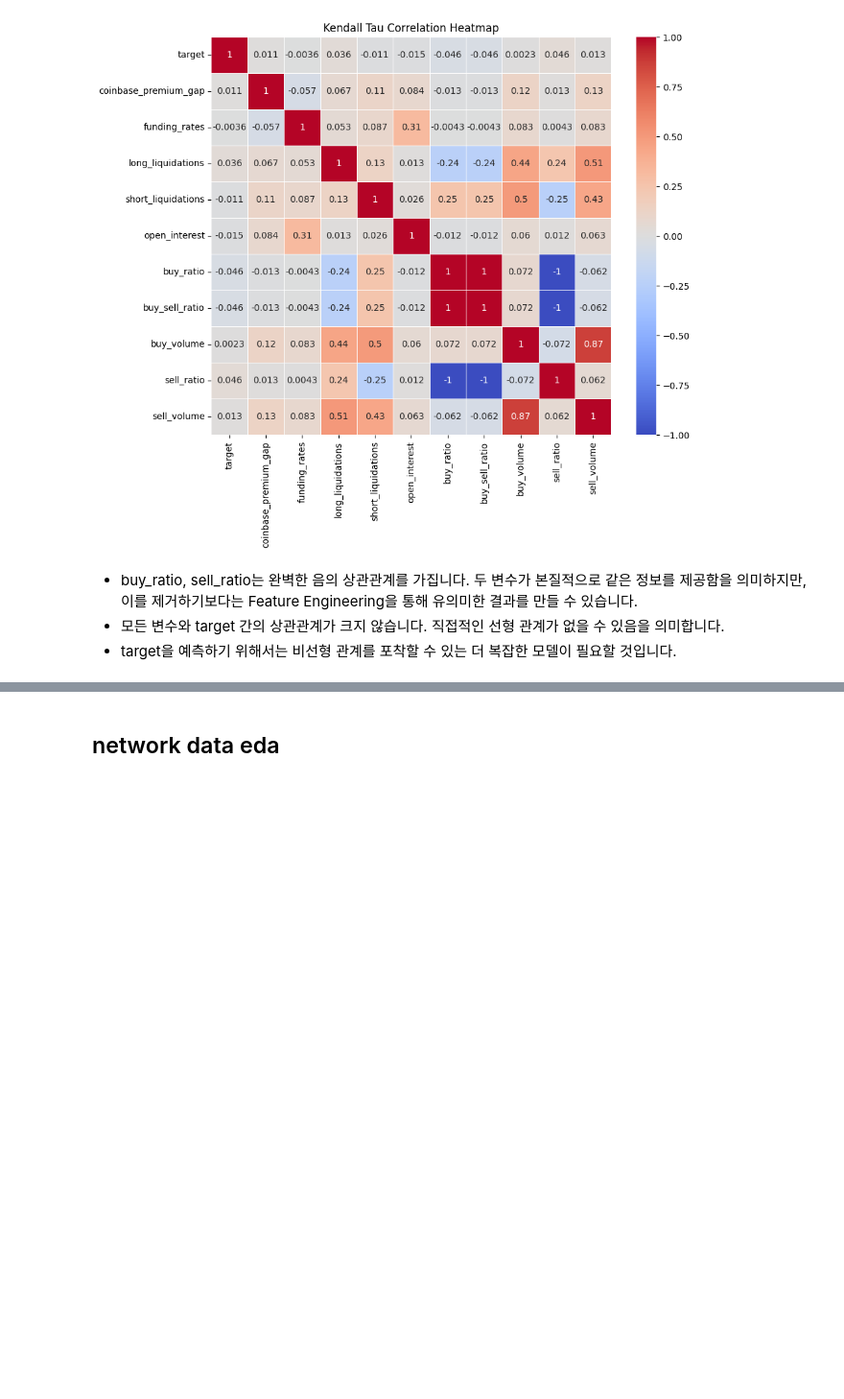
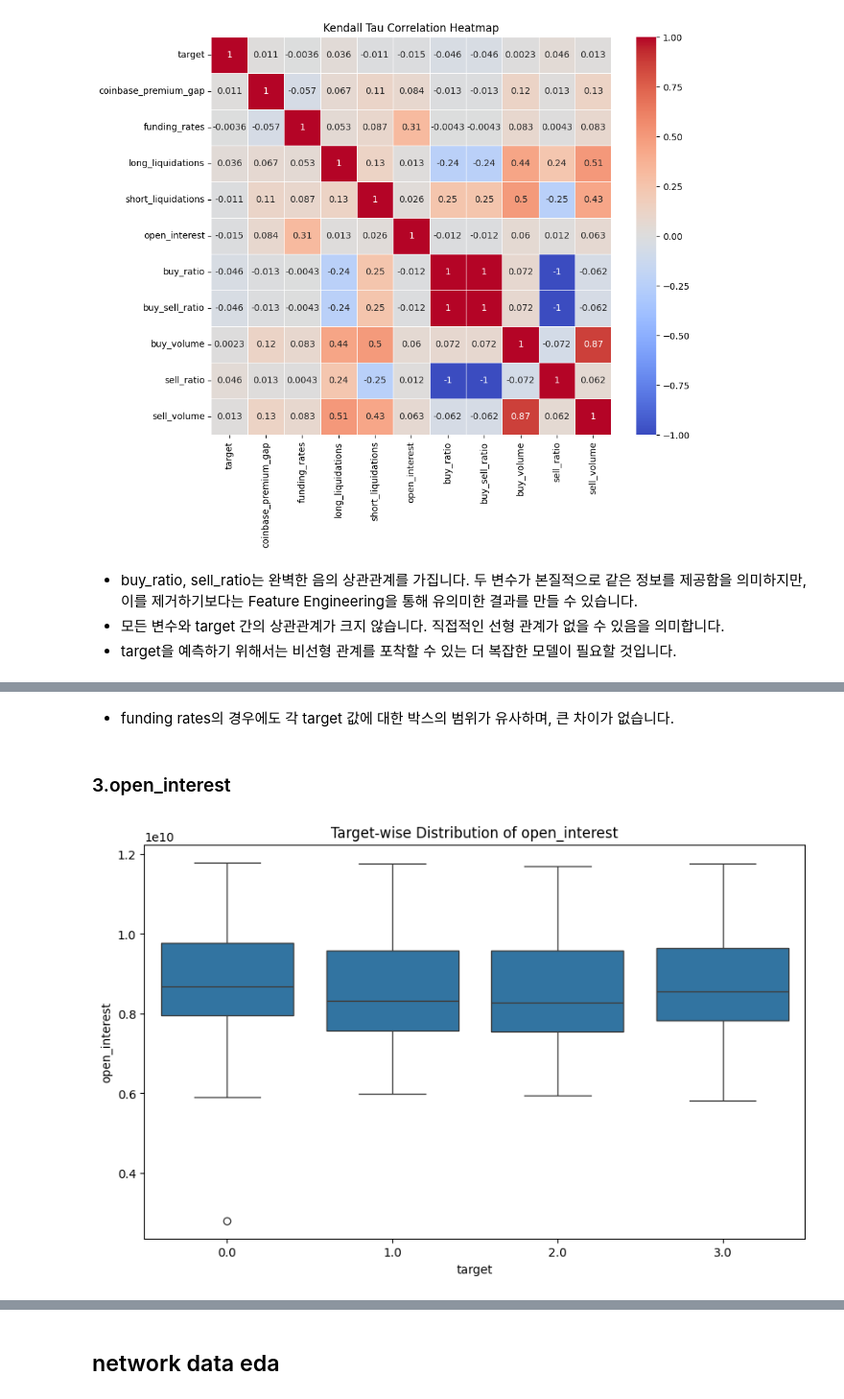
Before and after one commit to boostcampaitech7/level1-classificationinmachinelearning-recsys-10, a Jupyter notebook: eda_fe.ipynb, the cells around one changed output, grey strips where cells are left out. Shown at 96% size. Saved outputs shown, nothing was run; the diff lists cells and outputs as text; code cells hidden in the pictures; blank space fills up the shorter version.

```diff
--- a/eda_fe.ipynb
+++ b/eda_fe.ipynb
@@ -836,0 +868,13 @@ plt.show()
+# %% [markdown]
+- funding rates의 경우에도 각 target 값에 대한 박스의 범위가 유사하며, 큰 차이가 없습니다.
+# %% [markdown]
+### 3.open_interest
+# %%
+# 타겟별 피처 분포 시각화
+feature = top_3_features[2]
+plt.figure(figsize=(10, 6))
+sns.boxplot(x='target', y=feature, data=eda_df_train_filtered)
+plt.title(f'Target-wise Distribution of {feature}')
+plt.show()
+# %% [output]
+[figure, added]
```
Also changed, not shown: parts of 10 cells of this notebook.
